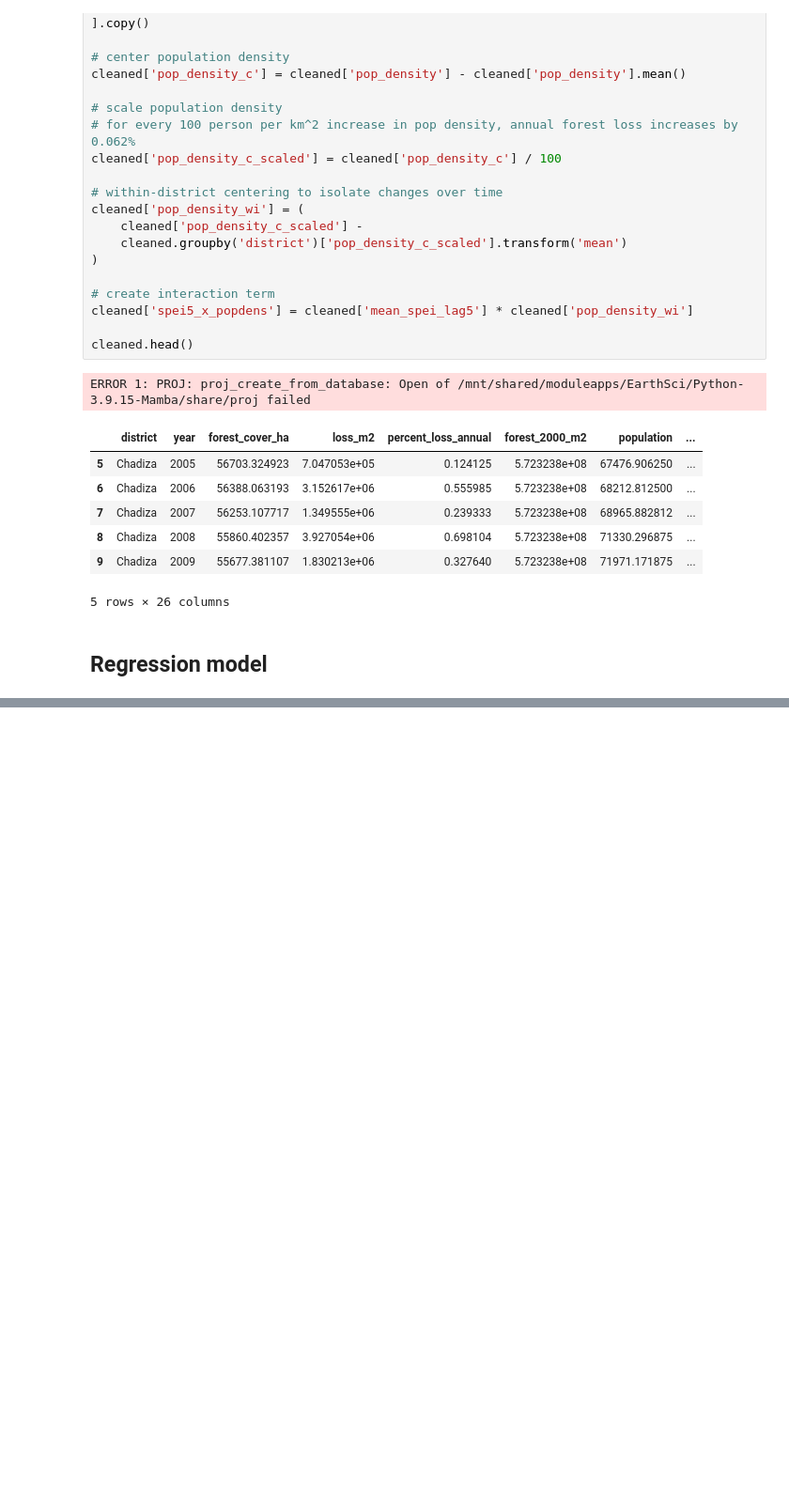
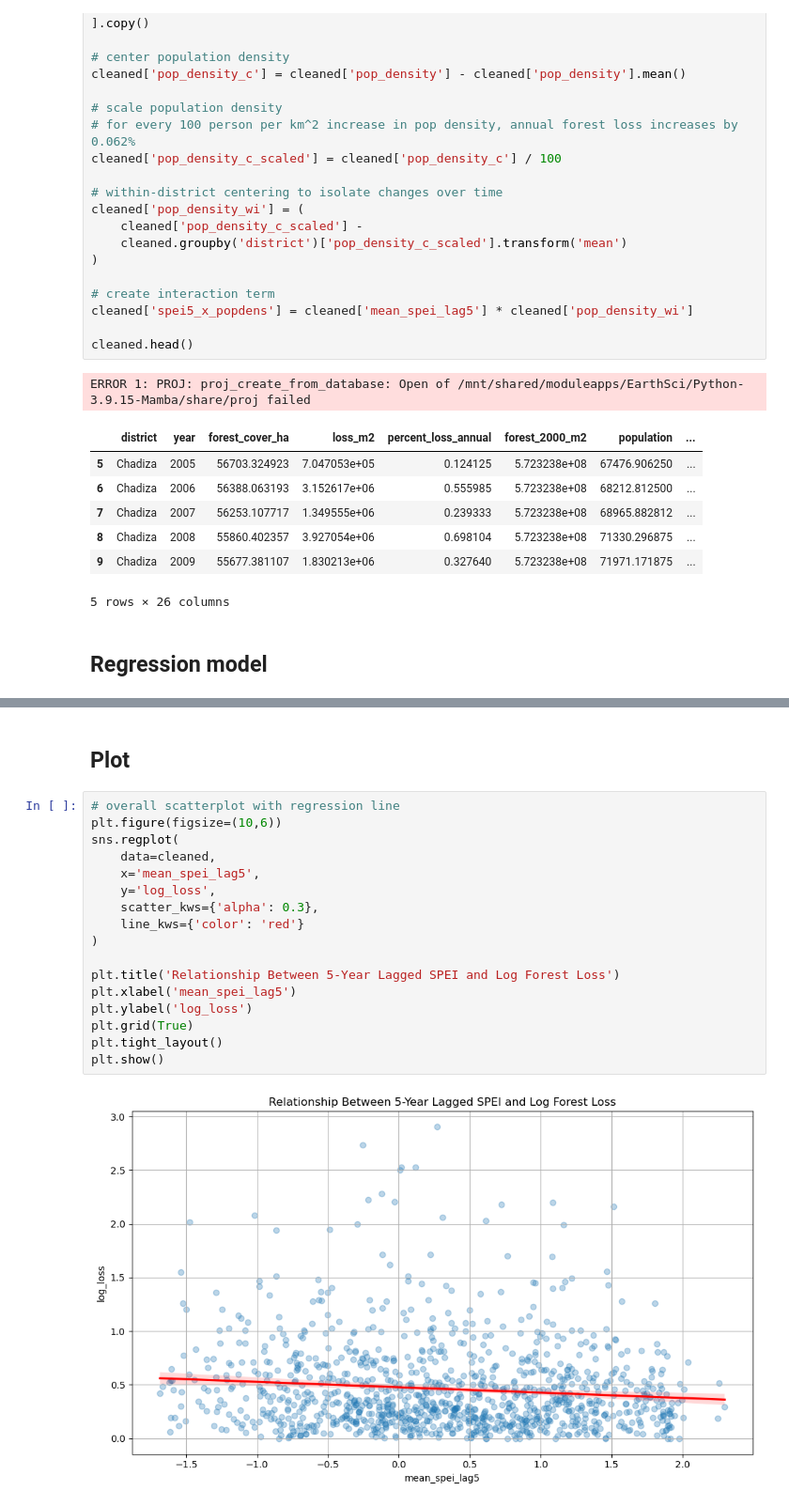
Before and after one commit to annamwaller/zambia, a Jupyter notebook: final/Statistical_Modeling.ipynb, the cells around one changed output, grey strips where cells are left out. Shown: that part at 94% size. Drawn from its saved outputs; the diff is of its cells as text; blank space fills up the shorter version.

Commit message:
district-level bivariate plots

```diff
--- a/final/Statistical_Modeling.ipynb
+++ b/final/Statistical_Modeling.ipynb
@@ -131,3 +131,24 @@ Notes:
 [1] Standard Errors assume that the covariance matrix of the errors is correctly specified.
 [2] The smallest eigenvalue is 8.62e-29. This might indicate that there are
 strong multicollinearity problems or that the design matrix is singular.
+# %% [markdown]
+## Plot
+# %%
+# overall scatterplot with regression line
+plt.figure(figsize=(10,6))
+sns.regplot(
+    data=cleaned,
+    x='mean_spei_lag5',
+    y='log_loss',
+    scatter_kws={'alpha': 0.3},
+    line_kws={'color': 'red'}
+)
+
+plt.title('Relationship Between 5-Year Lagged SPEI and Log Forest Loss')
+plt.xlabel('mean_spei_lag5')
+plt.ylabel('log_loss')
+plt.grid(True)
+plt.tight_layout()
+plt.show()
+# %% [output]
+[figure, added]
```
Also changed, not shown: parts of 2 cells of this notebook.
